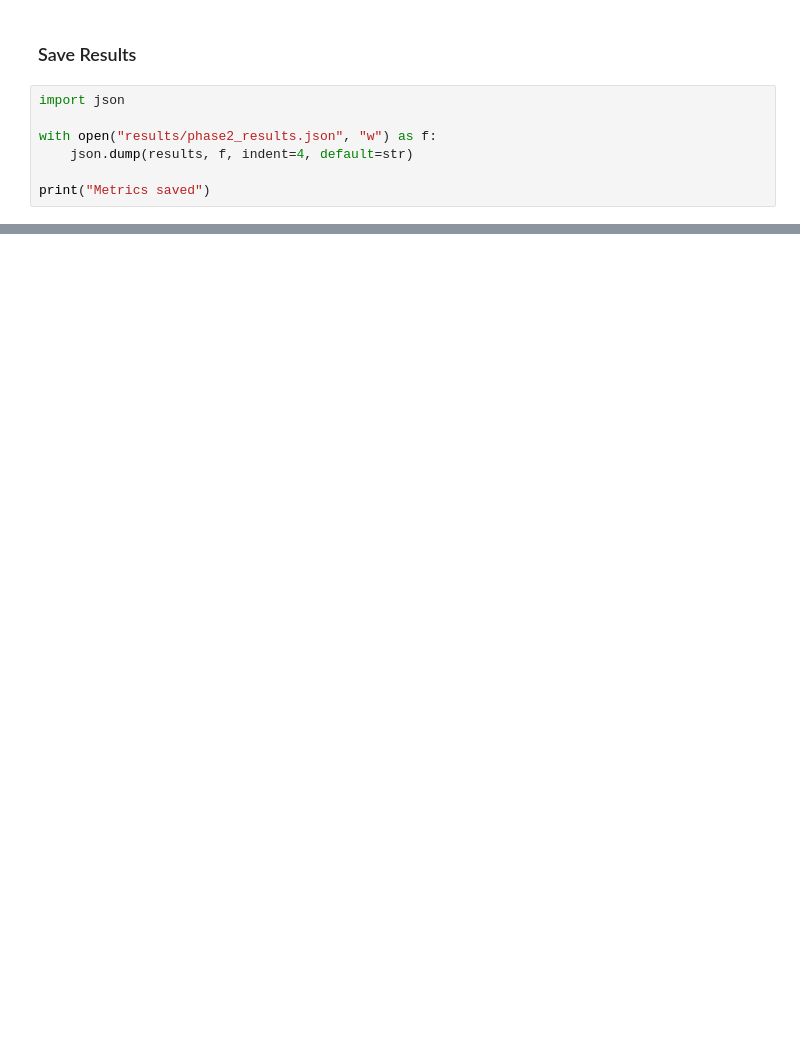
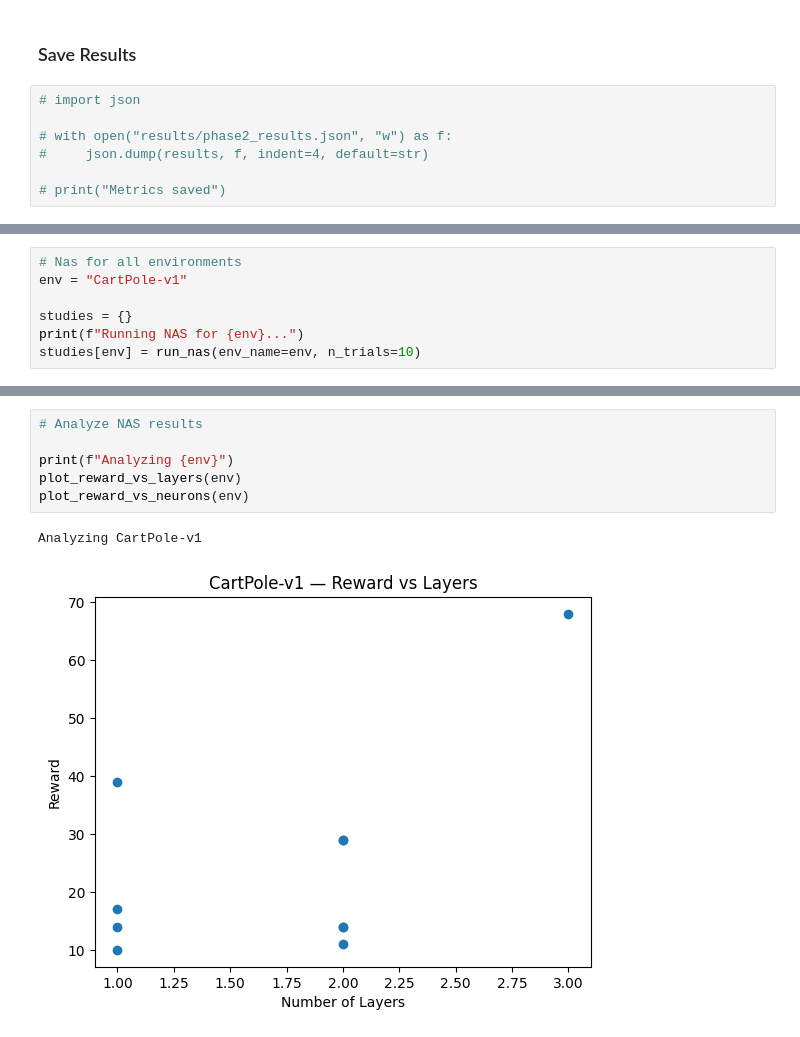
Before and after one commit to KarthikeyatheDev/Snn-Project, a Jupyter notebook: run.ipynb, the cells around one changed output, grey strips where cells are left out. Drawn from its saved outputs; the diff is of its cells as text; blank space fills up the shorter version.

```diff
--- a/run.ipynb
+++ b/run.ipynb
@@ -214,9 +185,9 @@ Parameters: 41987
 # %% [markdown]
 ### Save Results
 # %%
-import json
+# import json
 
-with open("results/phase2_results.json", "w") as f:
-    json.dump(results, f, indent=4, default=str)
+# with open("results/phase2_results.json", "w") as f:
+#     json.dump(results, f, indent=4, default=str)
 
-print("Metrics saved")
+# print("Metrics saved")
@@ -287,0 +256,7 @@ plt.show()
+# %%
+# Nas for all environments
+env = "CartPole-v1"
+
+studies = {}
+print(f"Running NAS for {env}...")
+studies[env] = run_nas(env_name=env, n_trials=10)
@@ -287,0 +277,9 @@ plt.show()
+# %%
+# Analyze NAS results
+
+print(f"Analyzing {env}")
+plot_reward_vs_layers(env)
+plot_reward_vs_neurons(env)
+# %% [output]
+Analyzing CartPole-v1
+[figure, added]
```
Also changed, not shown: parts of 20 cells of this notebook, 14 other files.
